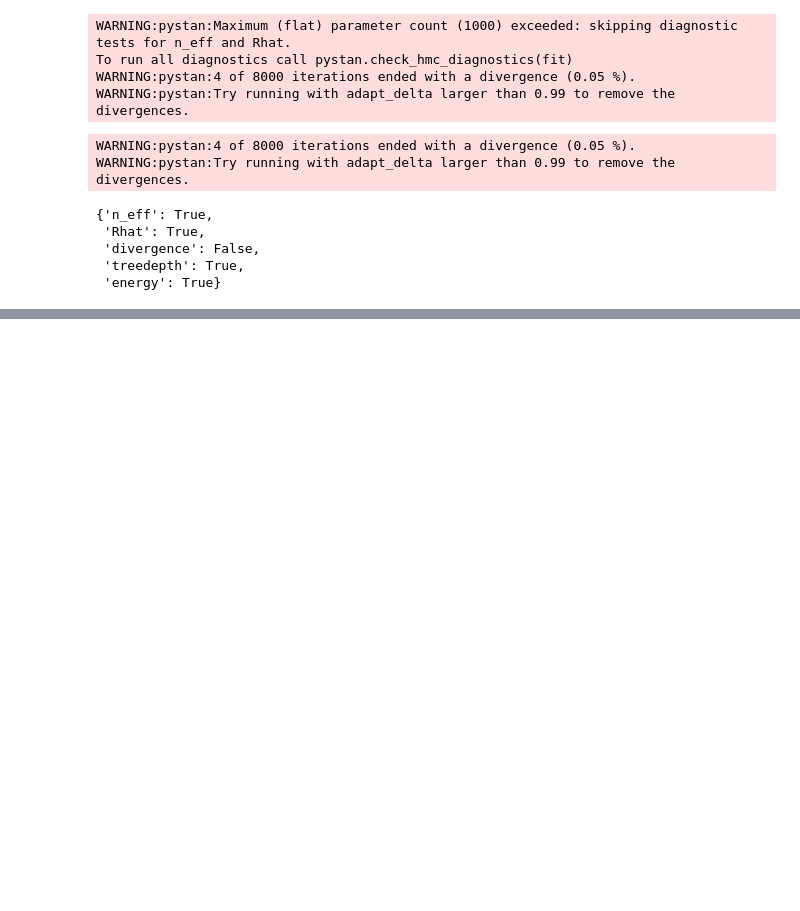
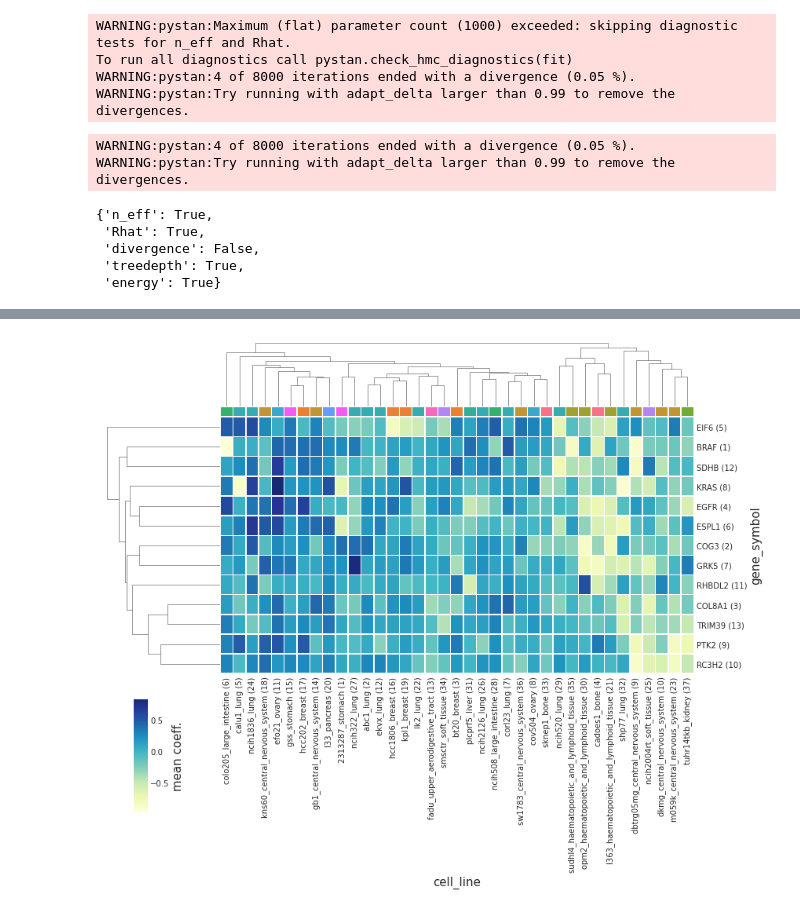
Before and after one commit to jhrcook/demeter2-stan, a Jupyter notebook: notebooks/005_demeter2-in-stan.ipynb, the cells around one changed output, grey strips where cells are left out. Cells and saved outputs as stored; diff of their text form; code cells hidden in the pictures; blank space fills up the shorter version.

Commit message:
analysis: explore gene x cell line coefficents

```diff
--- a/notebooks/005_demeter2-in-stan.ipynb
+++ b/notebooks/005_demeter2-in-stan.ipynb
@@ -636,0 +645,4 @@ plt.show()
+# %%
+g_jl_post = d2_m4_fit.to_dataframe() \
+    .melt(id_vars=['chain', 'draw', 'warmup']) \
+    .pipe(lambda d: d[d.variable.str.contains('g\[')])
@@ -636,0 +658,6 @@ plt.show()
+# %%
+def extract_g_index(s, i=0, outside_text='g[]'):
+    s_mod = [a.strip(outside_text) for a in s]
+    s_mod = [a.split(',') for a in s_mod]
+    s_mod = [a[i].strip() for a in s_mod]
+    return s_mod
@@ -636,0 +694,23 @@ plt.show()
+# %%
+# Color bar for tissue of origin of cell lines.
+cell_line_origin = g_jl_post.columns.to_list()
+cell_line_origin = [a.split(' ')[0] for a in cell_line_origin]
+cell_line_origin = [a.split('_')[1:] for a in cell_line_origin]
+cell_line_origin = [' '.join(a) for a in cell_line_origin]
+
+cell_line_pal = sns.husl_palette(len(np.unique(cell_line_origin)), s=.90)
+cell_line_lut = dict(zip(np.unique(cell_line_origin), cell_line_pal))
+
+cell_line_colors = pd.Series(cell_line_origin, index=g_jl_post.columns).map(cell_line_lut)
+
+np.random.seed(123)
+row_linkage = hierarchy.linkage(distance.pdist(g_jl_post), method='average')
+
+p = sns.clustermap(g_jl_post, center=0, cmap="YlGnBu", linewidths=0.5,
+                   figsize=(12, 10),
+                   cbar_kws={'label': 'mean coeff.'},
+                   cbar_pos=[0.06, 0.15, 0.02, 0.2],
+                   row_linkage=row_linkage,
+                   col_colors=cell_line_colors)
+# %% [output]
+[figure, added]
```
Also changed, not shown: parts of 37 cells of this notebook, 23 other files.
